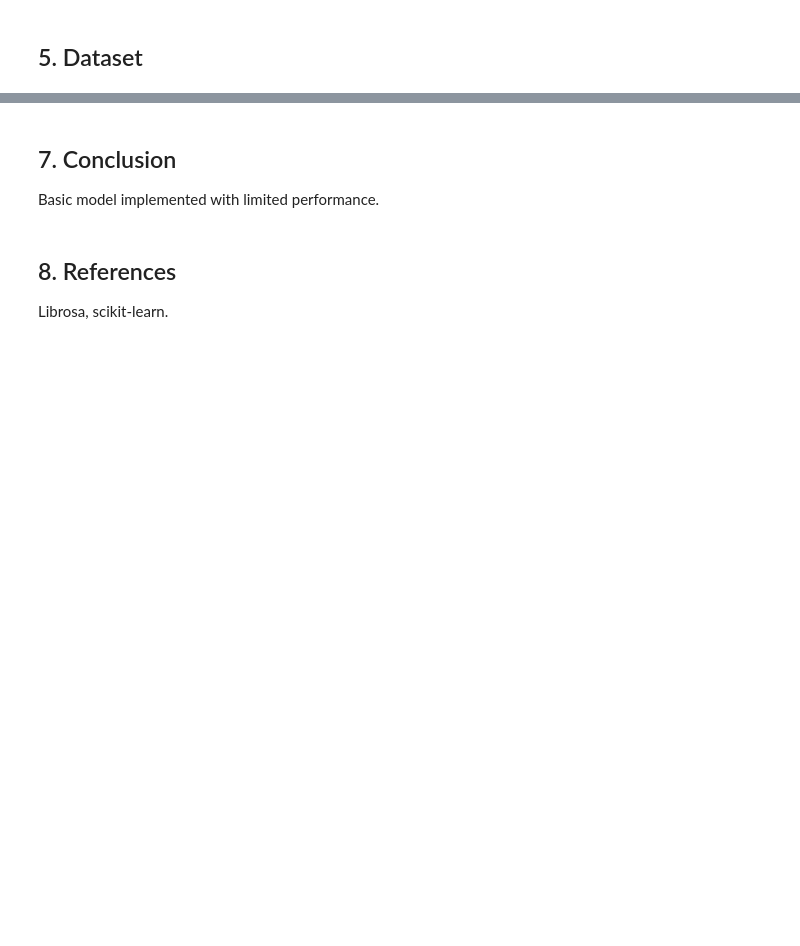
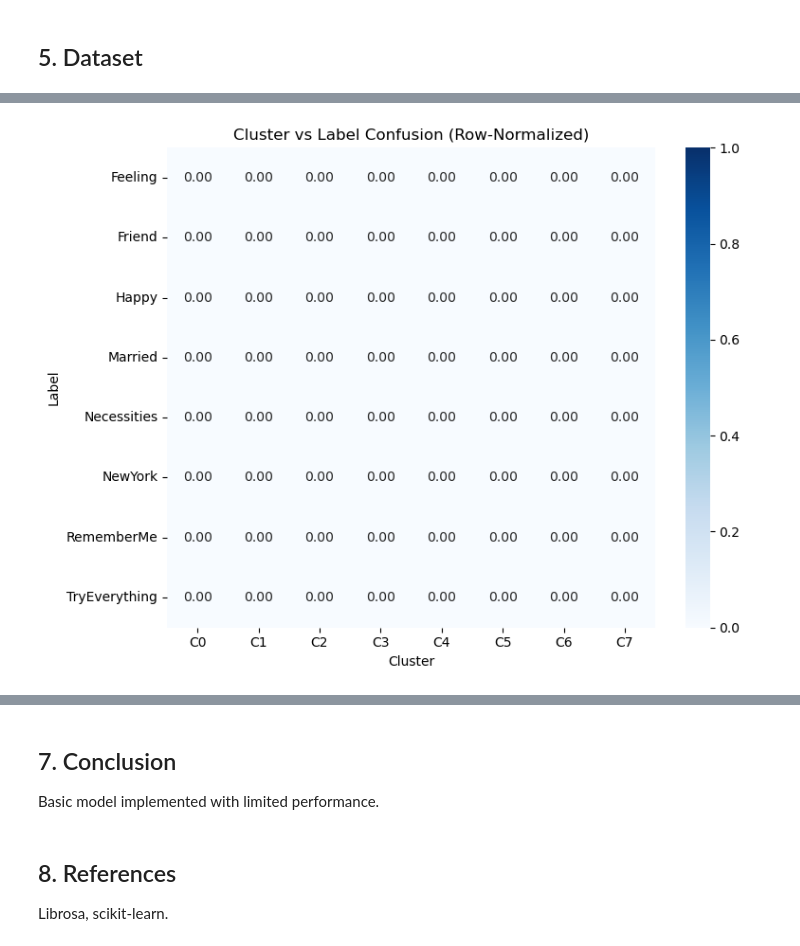
Before and after one commit to snowcatsmoking/ML_Coursework, a Jupyter notebook: notebook/CBU5201_miniproject_2526.ipynb, the cells around one changed output, grey strips where cells are left out. Cells and saved outputs as stored; diff of their text form; code cells hidden in the pictures; blank space fills up the shorter version.

```diff
--- a/notebook/CBU5201_miniproject_2526.ipynb
+++ b/notebook/CBU5201_miniproject_2526.ipynb
@@ -161,0 +461,9 @@ Validation Accuracy: 0.21666666666666667
+# %%
+@dataclass
+class FeatureConfig:
+    sr: int = 22050
+    n_mfcc: int = 13
+    hop_length: int = 512
+    fmin: float = librosa.note_to_hz("C2")
+    fmax: float = librosa.note_to_hz("C7")
+    onset_backtrack: bool = True
@@ -161,0 +1442,15 @@ Validation Accuracy: 0.21666666666666667
+# %%
+# ---------------------------------------------------------------------
+# 5) Example "notebook flow" (copy into cells if desired)
+# ---------------------------------------------------------------------
+cfg = UnsupervisedConfig(n_clusters=8)
+X, y, _ = load_features_npz(DEFAULT_FEATURES)
+X, y = subset_data(X, y, cfg)
+kmeans = KMeans(n_clusters=cfg.n_clusters, random_state=cfg.random_seed, n_init=10)
+clusters = kmeans.fit_predict(X)
+metrics = compute_metrics(X, y, clusters)
+metrics
+plot_confusion(y, clusters, out_path=None, show=True)
+save_metrics(metrics, DEFAULT_OUT_DIR)
+# %% [output]
+[figure, added]
```
Also changed, not shown: parts of 35 cells of this notebook, 19 other files.
